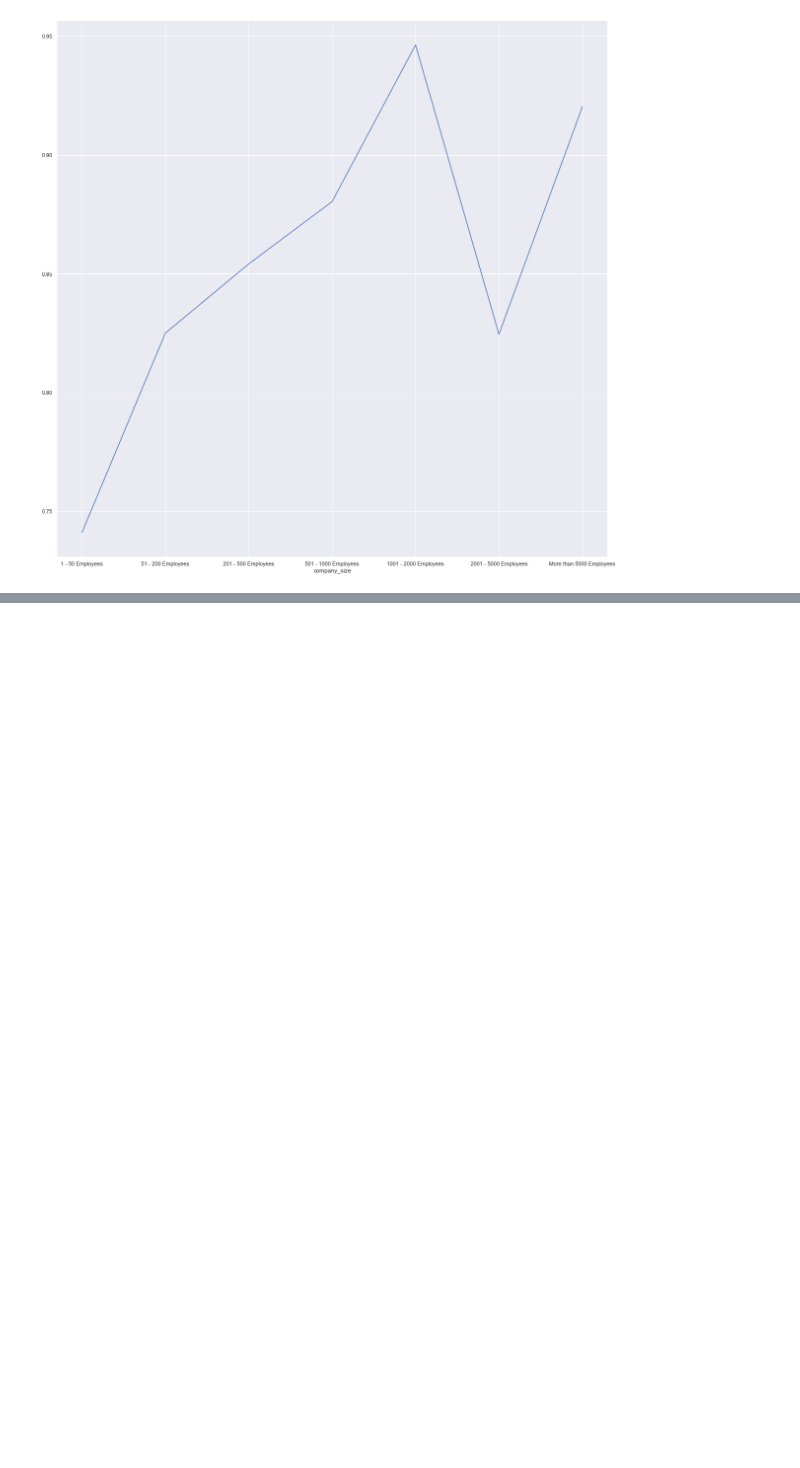
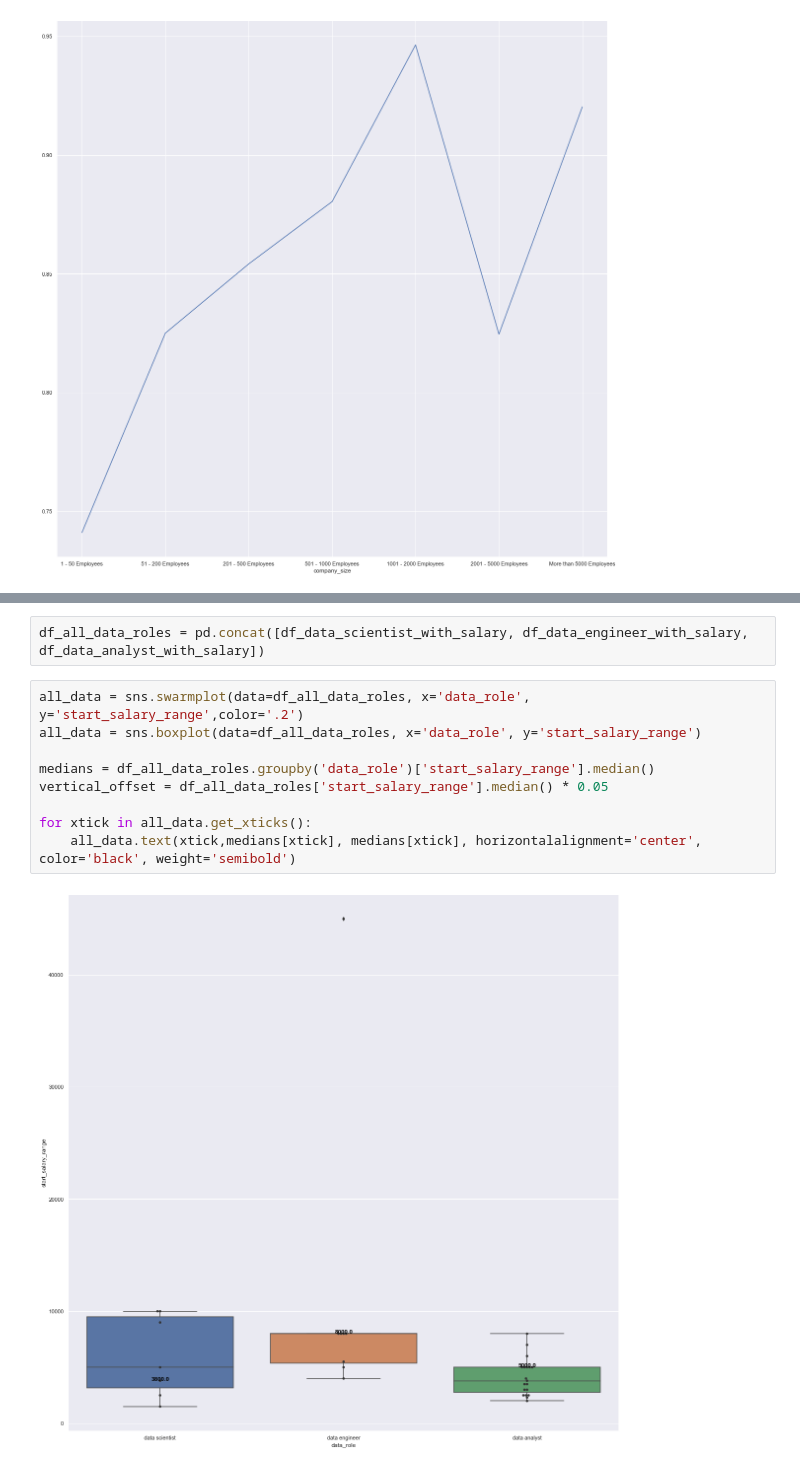
Before and after one commit to roosern-dev/Malaysia_data_jobs_analysis, a Jupyter notebook: data/cleaning.ipynb, the cells around one changed output, grey strips where cells are left out. Cells and saved outputs as stored; diff of their text form; blank space fills up the shorter version.

```diff
--- a/data/cleaning.ipynb
+++ b/data/cleaning.ipynb
@@ -591,0 +689,13 @@ df_entry_jobs = df_data_jobs[df_data_jobs['']]
+# %%
+df_all_data_roles = pd.concat([df_data_scientist_with_salary, df_data_engineer_with_salary, df_data_analyst_with_salary])
+# %%
+all_data = sns.swarmplot(data=df_all_data_roles, x='data_role', y='start_salary_range',color='.2')
+all_data = sns.boxplot(data=df_all_data_roles, x='data_role', y='start_salary_range')
+
+medians = df_all_data_roles.groupby('data_role')['start_salary_range'].median()
+vertical_offset = df_all_data_roles['start_salary_range'].median() * 0.05
+
+for xtick in all_data.get_xticks():
+    all_data.text(xtick,medians[xtick], medians[xtick], horizontalalignment='center', color='black', weight='semibold')
+# %% [output]
+[figure, added]
```
Also changed, not shown: parts of 24 cells of this notebook.
